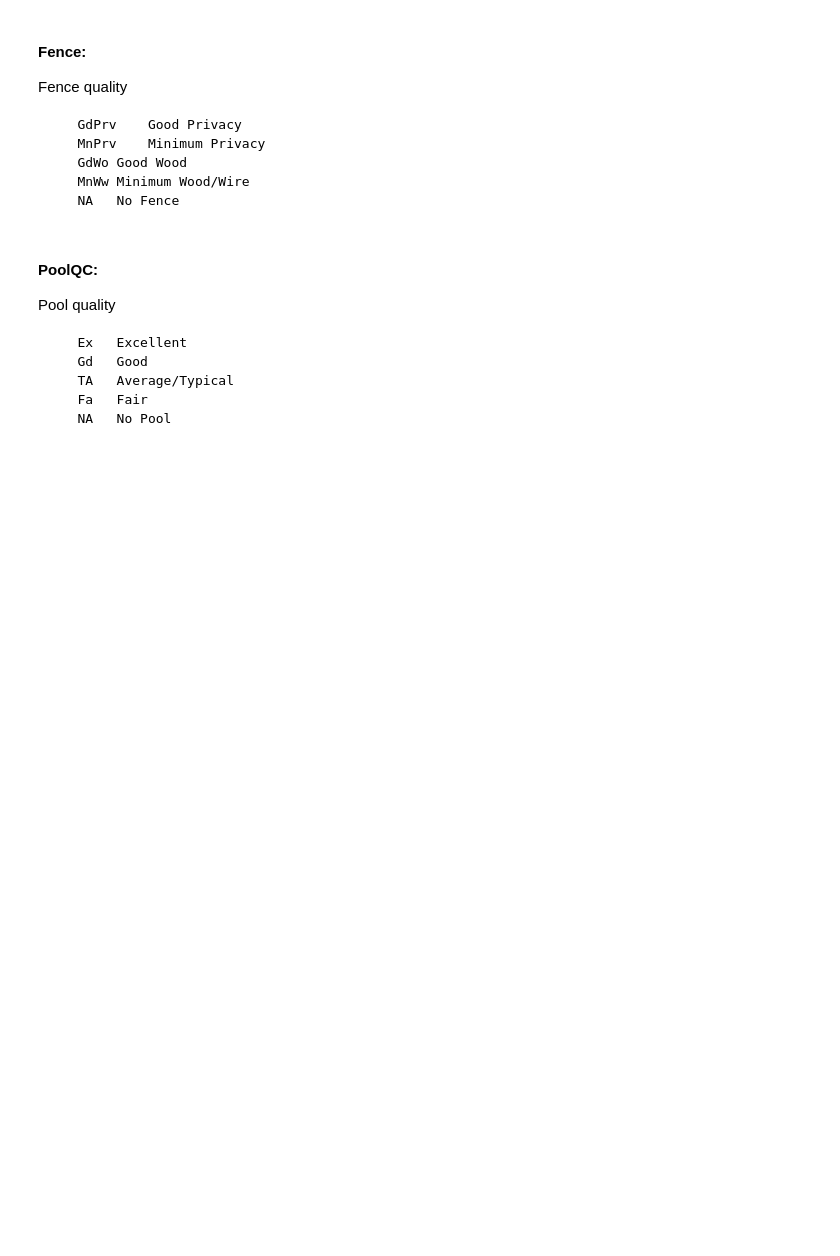
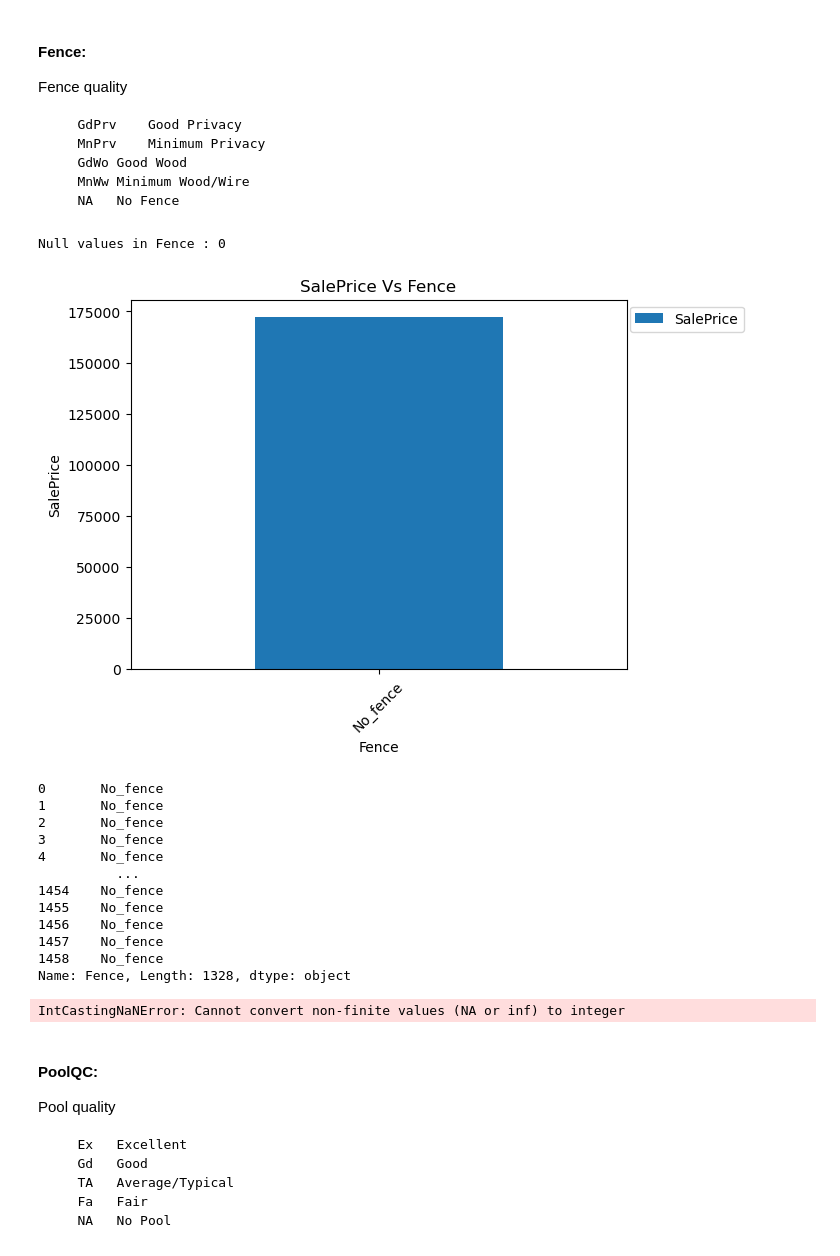
Before and after one commit to bhanu481/Surprise-Housing-Australia, a Jupyter notebook: Surprise-Housing-Australia.ipynb, the cells around one changed output. Saved outputs shown, nothing was run; the diff lists cells and outputs as text; code cells hidden in the pictures; blank space fills up the shorter version.

Commit message:
Surprise-Housing-Australia Assignment v5

```diff
--- a/Surprise-Housing-Australia.ipynb
+++ b/Surprise-Housing-Australia.ipynb
@@ -425,6 +425,18 @@ df_housing.shape
 (1328, 73)
 # %% [markdown]
 ### Univariate analysis on continuous catagorical variables:
+# %%
+def plot_concat_var(df, column_name=None, target=None, hue=None ):
+    print("Null values in "+column_name+" :" ,df[column_name].isna().sum())
+    pt = pd.pivot_table(df, values=target, index=column_name, columns=hue, aggfunc='mean')
+    pt.plot(kind='bar', rot=45,  ylabel=target, title=target+" Vs "+column_name)
+    plt.legend( bbox_to_anchor=(1.25, 1.0),loc='upper right')
+    plt.show()
+#Function to plot continuous variables
+def plot_scatter(df, column=None, target=None, hue=None ):
+    print("Correlation between "+column+","+target +"is: ", df[column].corr(df[target]))
+    sns.scatterplot(data=df, x=column, y=target, hue=hue)
+    plt.show()
 # %% [markdown]
 #### Fence:
 Fence quality
@@ -434,6 +446,36 @@ Fence quality
        GdWo	Good Wood
        MnWw	Minimum Wood/Wire
        NA	No Fence
+# %%
+df_housing.Fence = df_housing.Fence.fillna('No_fence')
+plot_concat_var(df_housing, column_name='Fence', target='SalePrice' )#,hue='YrSold'
+df_housing.Fence
+# %% [output]
+Null values in Fence : 0
+[figure, added]
+0       No_fence
+1       No_fence
+2       No_fence
+3       No_fence
+4       No_fence
+          ...
+1454    No_fence
+1455    No_fence
+1456    No_fence
+1457    No_fence
+1458    No_fence
+Name: Fence, Length: 1328, dtype: object
+# %%
+df_housing.Fence = df_housing.Fence.map({'GdPrv':3,
+                                               'MnPrv':2,
+                                               'GdWo':1,
+                                               'MnWw':0,
+                                               'No_fence':4
+                                              })
+df_housing.Fence = df_housing.Fence.astype(int)
+plot_scatter(df_housing, column='Fence', target='SalePrice', hue='YrSold' )
+# %% [output]
+IntCastingNaNError: Cannot convert non-finite values (NA or inf) to integer
 # %% [markdown]
 #### PoolQC:
 Pool quality
```
Also changed, not shown: parts of 8 cells of this notebook.
